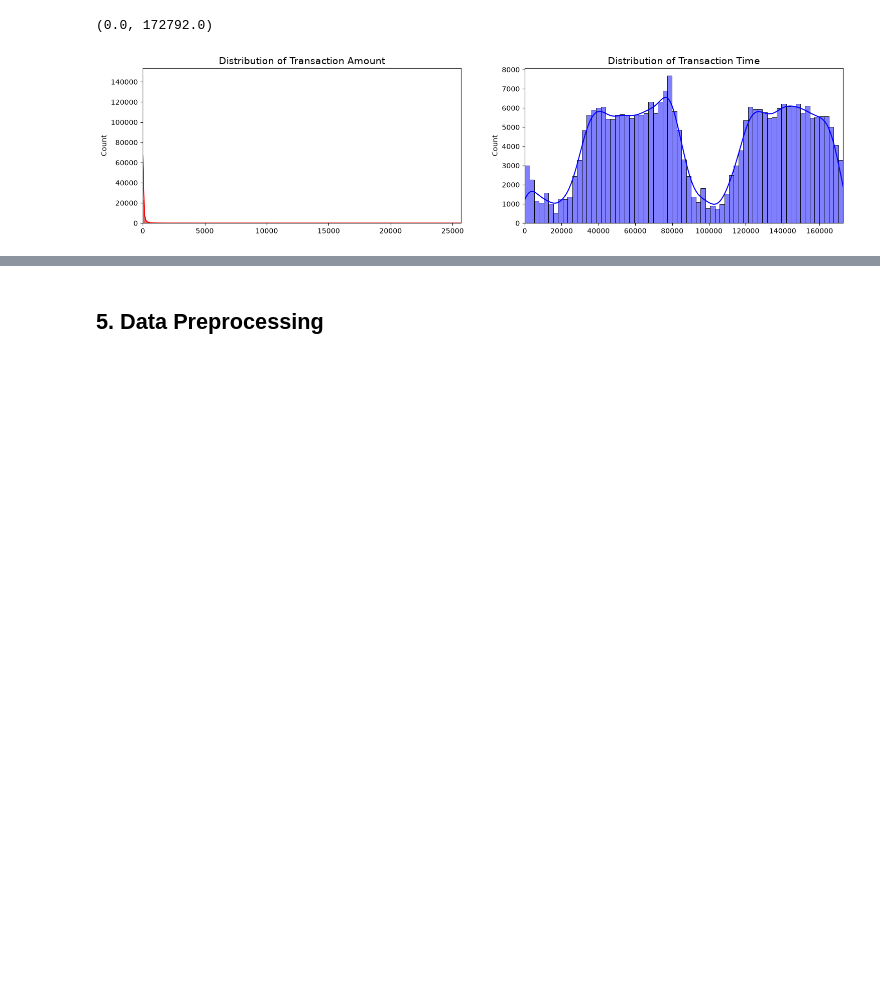
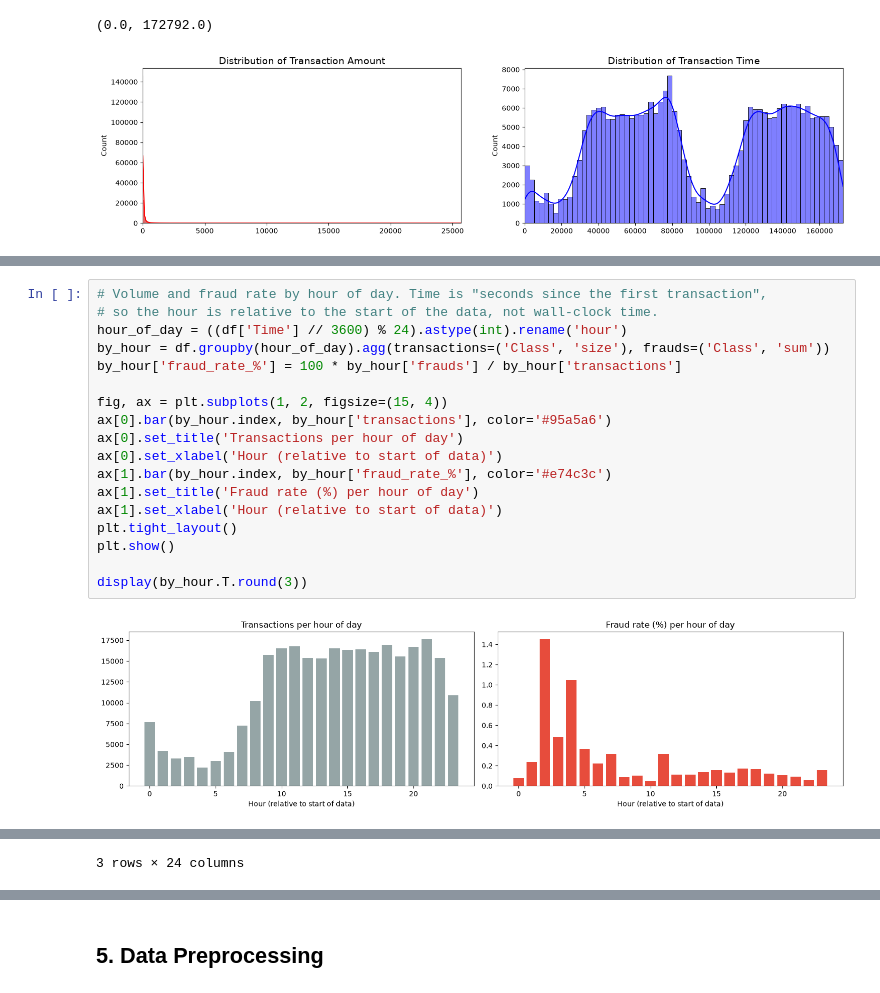
Before and after one commit to shashwat-158/credit-card-fraud-detection, a Jupyter notebook: notebook/credit_card_fraud_detection.ipynb, the cells around one changed output, grey strips where cells are left out. Drawn from its saved outputs; the diff is of its cells as text; blank space fills up the shorter version.

```diff
--- a/notebook/credit_card_fraud_detection.ipynb
+++ b/notebook/credit_card_fraud_detection.ipynb
@@ -236,0 +310,20 @@ Text(0.5, 1.0, 'Feature Correlation Matrix')
+# %%
+# Volume and fraud rate by hour of day. Time is "seconds since the first transaction",
+# so the hour is relative to the start of the data, not wall-clock time.
+hour_of_day = ((df['Time'] // 3600) % 24).astype(int).rename('hour')
+by_hour = df.groupby(hour_of_day).agg(transactions=('Class', 'size'), frauds=('Class', 'sum'))
+by_hour['fraud_rate_%'] = 100 * by_hour['frauds'] / by_hour['transactions']
+
+fig, ax = plt.subplots(1, 2, figsize=(15, 4))
+ax[0].bar(by_hour.index, by_hour['transactions'], color='#95a5a6')
+ax[0].set_title('Transactions per hour of day')
+ax[0].set_xlabel('Hour (relative to start of data)')
+ax[1].bar(by_hour.index, by_hour['fraud_rate_%'], color='#e74c3c')
+ax[1].set_title('Fraud rate (%) per hour of day')
+ax[1].set_xlabel('Hour (relative to start of data)')
+plt.tight_layout()
+plt.show()
+
+display(by_hour.T.round(3))
+# %% [output]
+[figure, added]
@@ -236,0 +334 @@ Text(0.5, 1.0, 'Feature Correlation Matrix')
+3 rows × 24 columns
```
Also changed, not shown: parts of 21 cells of this notebook, 4 other files.
